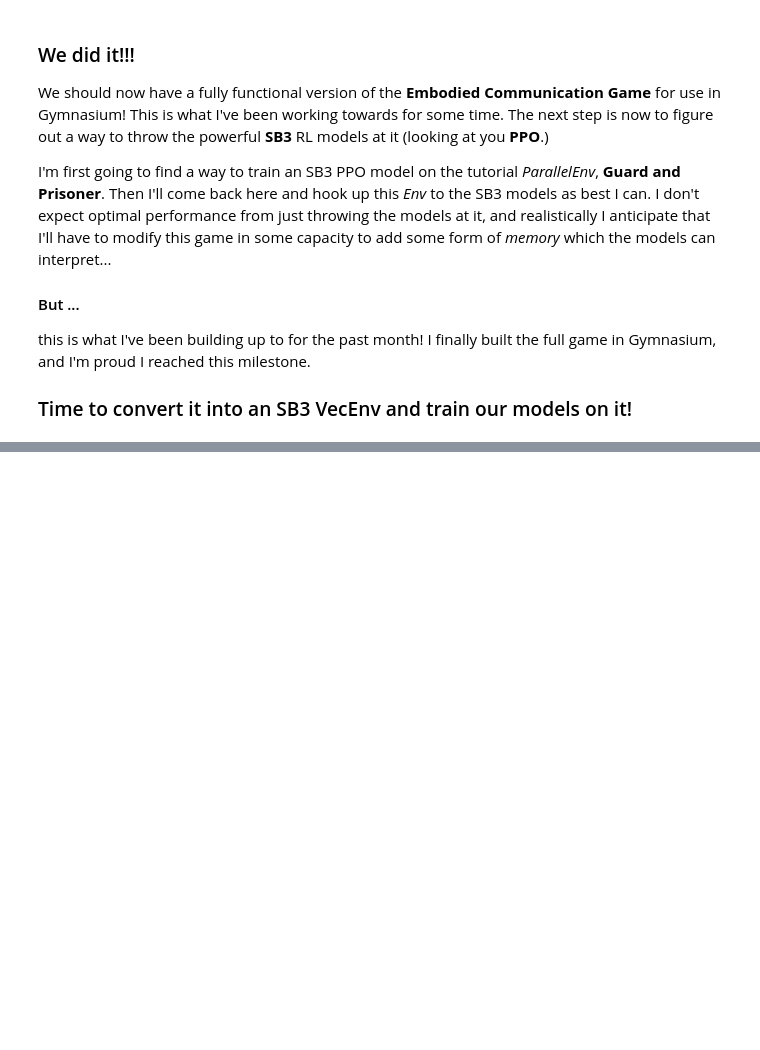
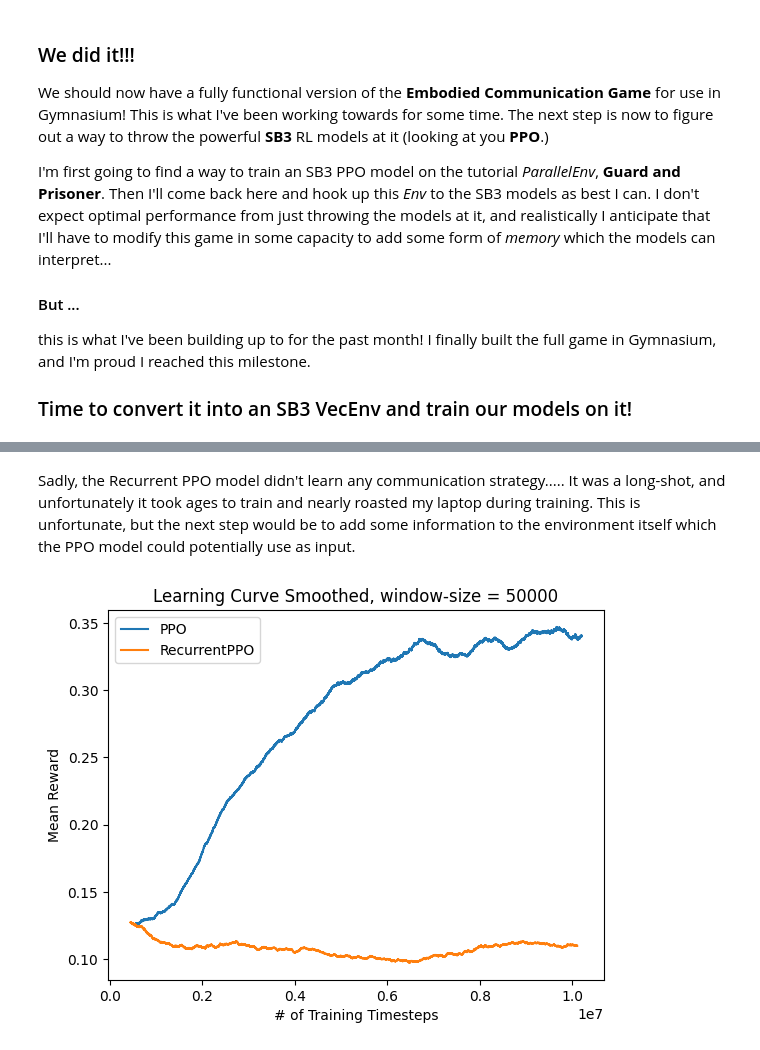
Before and after one commit to EvanMcCormick37/independent-study-F24-learning-RL-with-gymnasium, a Jupyter notebook: EmbodiedCommunicationGame.ipynb, the cells around one changed output, grey strips where cells are left out. Saved outputs shown, nothing was run; the diff lists cells and outputs as text; code cells hidden in the pictures; blank space fills up the shorter version.

```diff
--- a/EmbodiedCommunicationGame.ipynb
+++ b/EmbodiedCommunicationGame.ipynb
@@ -550,0 +610,5 @@ this is what I've been building up to for the past month! I finally built the fu
+# %%
+log_dir = "C:/Users/Owner/Documents/GitHub/independent-study-F24-learning-RL-with-gymnasium/log"
+game = "ECG-v0"
+mR_PPO_dir = f"{log_dir}/{game}/mRecurrentPPO/"
+os.makedirs(mPPO_dir, exist_ok=True)
@@ -550,0 +660,6 @@ this is what I've been building up to for the past month! I finally built the fu
+# %% [markdown]
+Sadly, the Recurrent PPO model didn't learn any communication strategy..... It was a long-shot, and unfortunately it took ages to train and nearly roasted my laptop during training. This is unfortunate, but the next step would be to add some information to the environment itself which the PPO model could potentially use as input.
+# %%
+plot_multi([mPPO_dir,mR_PPO_dir],["PPO","RecurrentPPO"], window=50000, gaussian = True)
+# %% [output]
+[figure, added]
```
Also changed, not shown: parts of 7 cells of this notebook, 15 other files.
